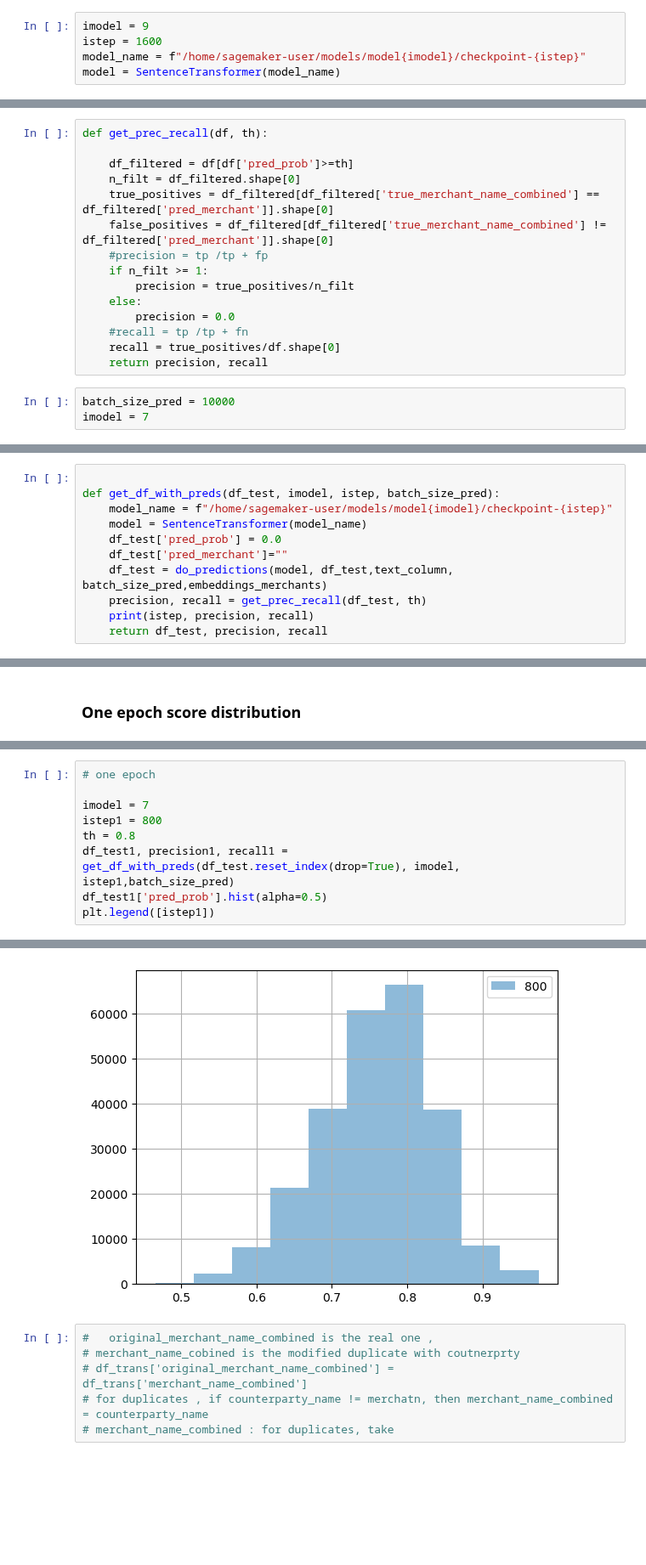
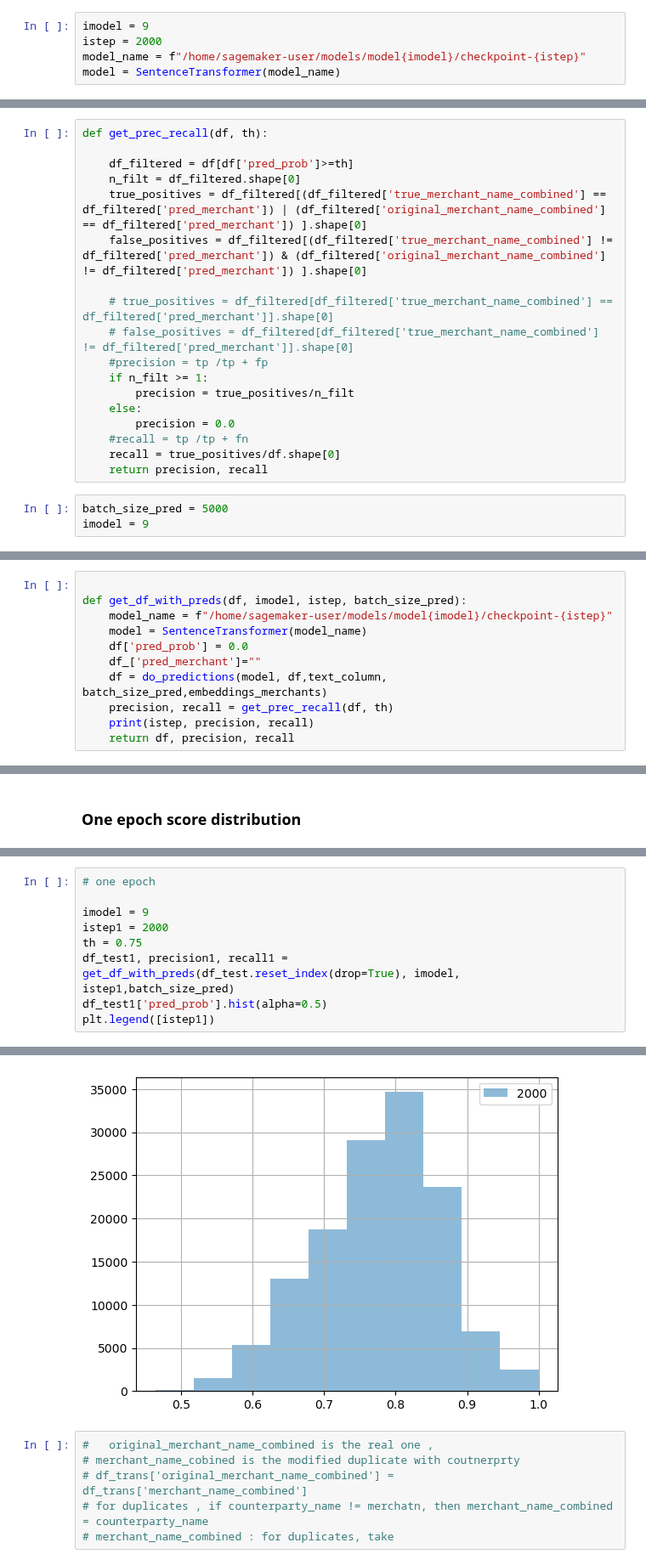
Before and after one commit to claracaste/exploration, a Jupyter notebook: MERCHANTS/Biencoder_checkpoint_evaluations.ipynb, the cells around one changed output, grey strips where cells are left out. Shown at 85% size. Cells and saved outputs as stored; diff of their text form; blank space fills up the shorter version.

```diff
--- a/MERCHANTS/Biencoder_checkpoint_evaluations.ipynb
+++ b/MERCHANTS/Biencoder_checkpoint_evaluations.ipynb
@@ -262,7 +336,7 @@ ds_test = Dataset.from_pandas(df_test[['true_label','description_combined_proces
 ds_test = ds_test.rename_columns({"true_label": "score","description_combined_processed":"sentence1", "merchant_name_combined":"sentence2"})
 # %%
 imodel = 9
-istep = 1600
+istep = 2000
 model_name = f"/home/sagemaker-user/models/model{imodel}/checkpoint-{istep}"
 model = SentenceTransformer(model_name)
 # %%
@@ -337,8 +411,11 @@ def get_prec_recall(df, th):
 
     df_filtered = df[df['pred_prob']>=th]
     n_filt = df_filtered.shape[0]
-    true_positives = df_filtered[df_filtered['true_merchant_name_combined'] == df_filtered['pred_merchant']].shape[0]
-    false_positives = df_filtered[df_filtered['true_merchant_name_combined'] != df_filtered['pred_merchant']].shape[0]
+    true_positives = df_filtered[(df_filtered['true_merchant_name_combined'] == df_filtered['pred_merchant']) | (df_filtered['original_merchant_name_combined'] == df_filtered['pred_merchant']) ].shape[0]
+    false_positives = df_filtered[(df_filtered['true_merchant_name_combined'] != df_filtered['pred_merchant']) & (df_filtered['original_merchant_name_combined'] != df_filtered['pred_merchant']) ].shape[0]
+
+    # true_positives = df_filtered[df_filtered['true_merchant_name_combined'] == df_filtered['pred_merchant']].shape[0]
+    # false_positives = df_filtered[df_filtered['true_merchant_name_combined'] != df_filtered['pred_merchant']].shape[0]
     #precision = tp /tp + fp
     if n_filt >= 1:
         precision = true_positives/n_filt
@@ -348,21 +425,21 @@ def get_prec_recall(df, th):
     recall = true_positives/df.shape[0]
     return precision, recall
 # %%
-batch_size_pred = 10000
-imodel = 7
+batch_size_pred = 5000
+imodel = 9
 # %% [markdown]
 # Compare two different epochs
 # %%
 
-def get_df_with_preds(df_test, imodel, istep, batch_size_pred):
+def get_df_with_preds(df, imodel, istep, batch_size_pred):
     model_name = f"/home/sagemaker-user/models/model{imodel}/checkpoint-{istep}"
     model = SentenceTransformer(model_name)
-    df_test['pred_prob'] = 0.0
-    df_test['pred_merchant']=""
-    df_test = do_predictions(model, df_test,text_column, batch_size_pred,embeddings_merchants)
-    precision, recall = get_prec_recall(df_test, th)
+    df['pred_prob'] = 0.0
+    df_['pred_merchant']=""
+    df = do_predictions(model, df,text_column, batch_size_pred,embeddings_merchants)
+    precision, recall = get_prec_recall(df, th)
     print(istep, precision, recall)
-    return df_test, precision, recall
+    return df, precision, recall
 # %%
 df_test.shape[0]
 # %% [output]
@@ -513,9 +600,9 @@ df_test2.head(2)
 # %%
 # one epoch
 
-imodel = 7
-istep1 = 800
-th = 0.8
+imodel = 9
+istep1 = 2000
+th = 0.75
 df_test1, precision1, recall1 = get_df_with_preds(df_test.reset_index(drop=True), imodel, istep1,batch_size_pred)
 df_test1['pred_prob'].hist(alpha=0.5)
 plt.legend([istep1])
@@ -540,5 +627,5 @@ torch.Size([3656, 88968])
 <matplotlib.legend.Legend at 0x...>
-[figure, old version]
+[figure, new version]
 # %%
 #   original_merchant_name_combined is the real one ,
 # merchant_name_cobined is the modified duplicate with coutnerprty
```
Also changed, not shown: parts of 56 cells of this notebook, 4 other files.
